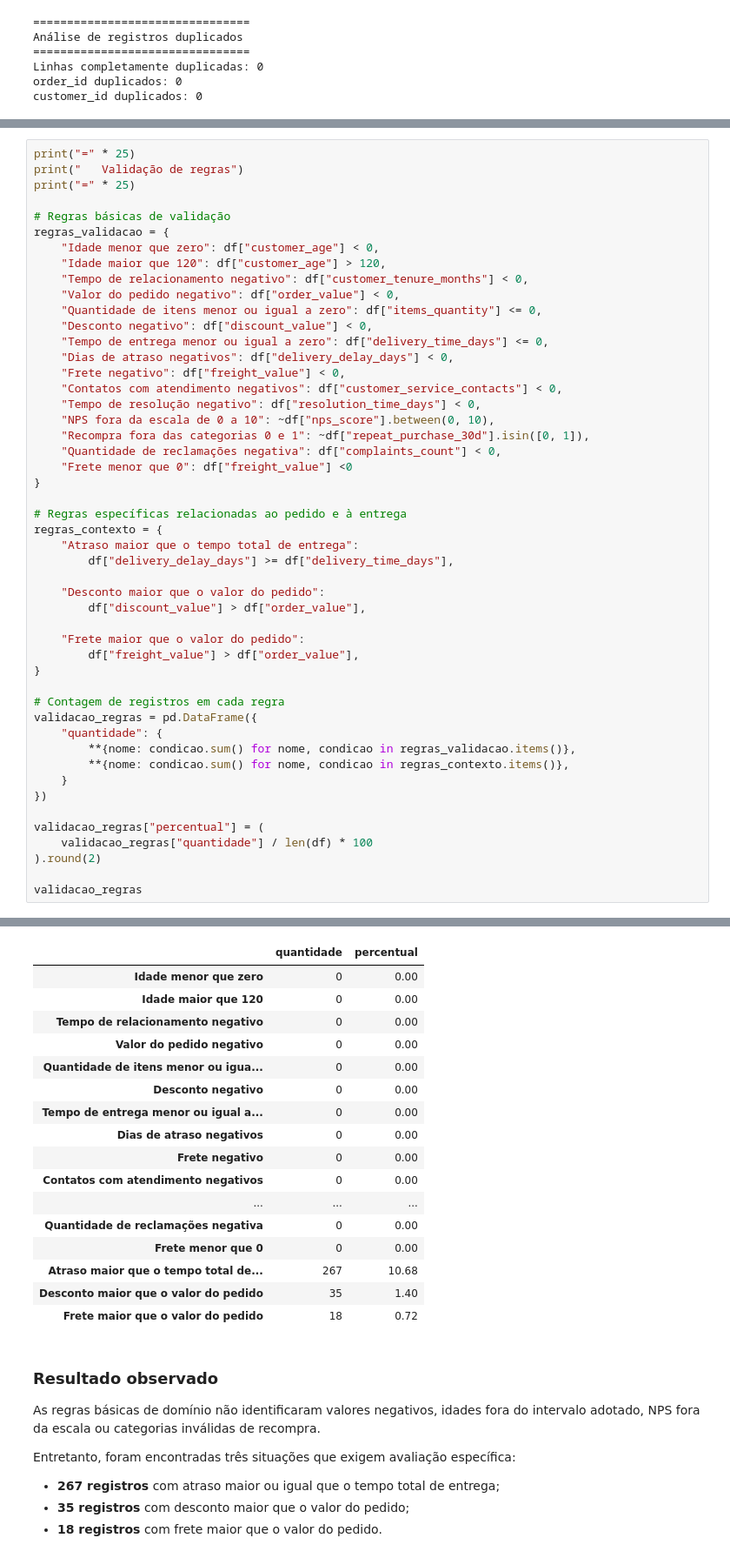
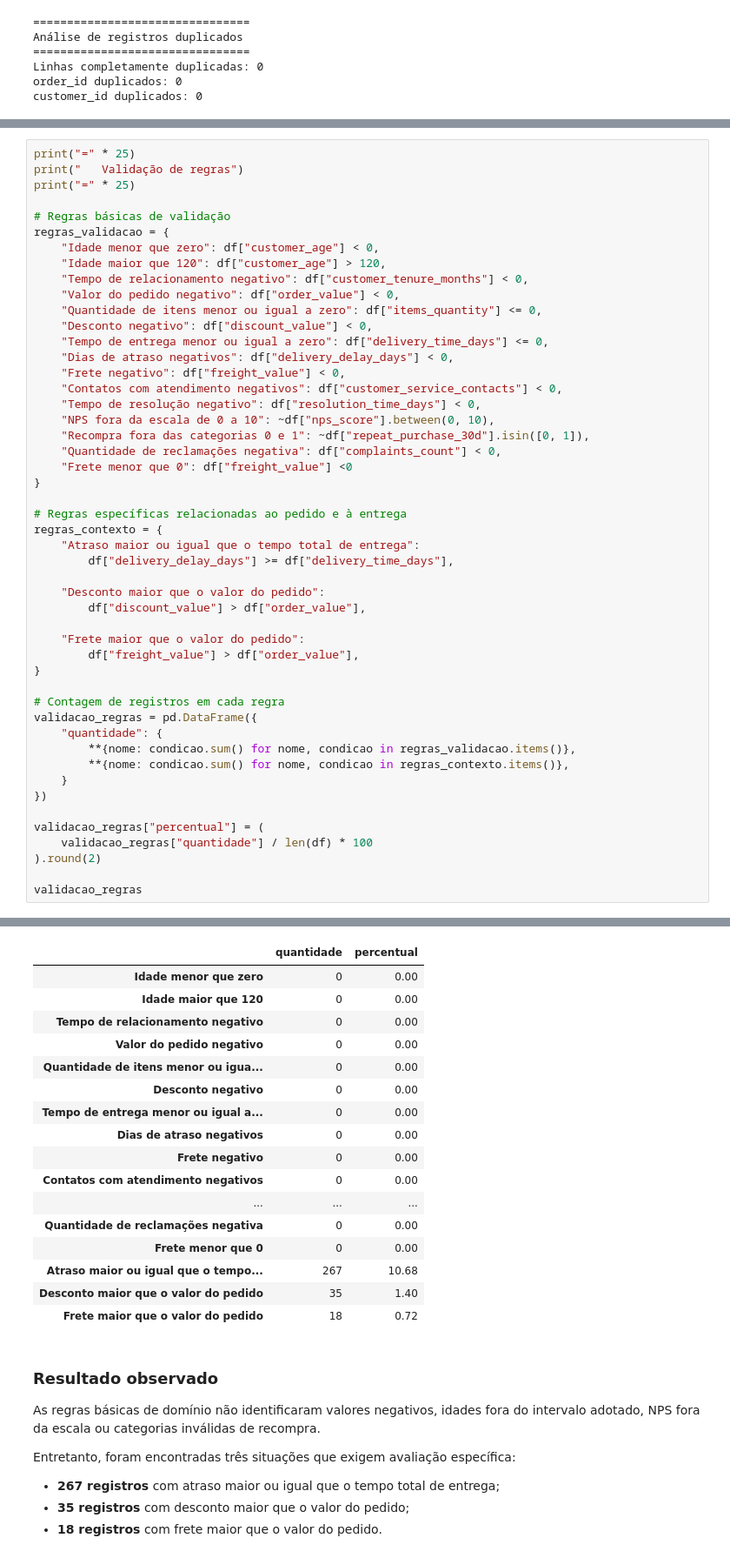
Before and after one commit to Fabio-Costa986/Business-understanding-and-data-analysis, a Jupyter notebook: notebook/EDA.ipynb, the cells around one changed output, grey strips where cells are left out. Shown at 87% size. Saved outputs shown, nothing was run; the diff lists cells and outputs as text.

```diff
--- a/notebook/EDA.ipynb
+++ b/notebook/EDA.ipynb
@@ -304,7 +304,7 @@ regras_validacao = {
 
 # Regras específicas relacionadas ao pedido e à entrega
 regras_contexto = {
-    "Atraso maior que o tempo total de entrega":
+    "Atraso maior ou igual que o tempo total de entrega":
         df["delivery_delay_days"] >= df["delivery_time_days"],
 
     "Desconto maior que o valor do pedido":
@@ -318,34 +318,34 @@ regras_contexto = {
 validacao_regras = pd.DataFrame({
     "quantidade": {
         **{nome: condicao.sum() for nome, condicao in regras_validacao.items()},
         **{nome: condicao.sum() for nome, condicao in regras_contexto.items()},
     }
 })
 
 validacao_regras["percentual"] = (
     validacao_regras["quantidade"] / len(df) * 100
 ).round(2)
 
 validacao_regras
 # %% [output]
 =========================
    Validação de regras
 =========================
 |  | quantidade | percentual |
 | Idade menor que zero | 0 | 0.00 |
 | Idade maior que 120 | 0 | 0.00 |
 | Tempo de relacionamento negativo | 0 | 0.00 |
 | Valor do pedido negativo | 0 | 0.00 |
 | Quantidade de itens menor ou igua... | 0 | 0.00 |
 | Desconto negativo | 0 | 0.00 |
 | Tempo de entrega menor ou igual a... | 0 | 0.00 |
 | Dias de atraso negativos | 0 | 0.00 |
 | Frete negativo | 0 | 0.00 |
 | Contatos com atendimento negativos | 0 | 0.00 |
 | ... | ... | ... |
 | Quantidade de reclamações negativa | 0 | 0.00 |
 | Frete menor que 0 | 0 | 0.00 |
-| Atraso maior que o tempo total de... | 267 | 10.68 |
+| Atraso maior ou igual que o tempo... | 267 | 10.68 |
 | Desconto maior que o valor do pedido | 35 | 1.40 |
 | Frete maior que o valor do pedido | 18 | 0.72 |
 # %% [markdown]
```
Also changed, not shown: parts of 30 cells of this notebook, 3 other files.
